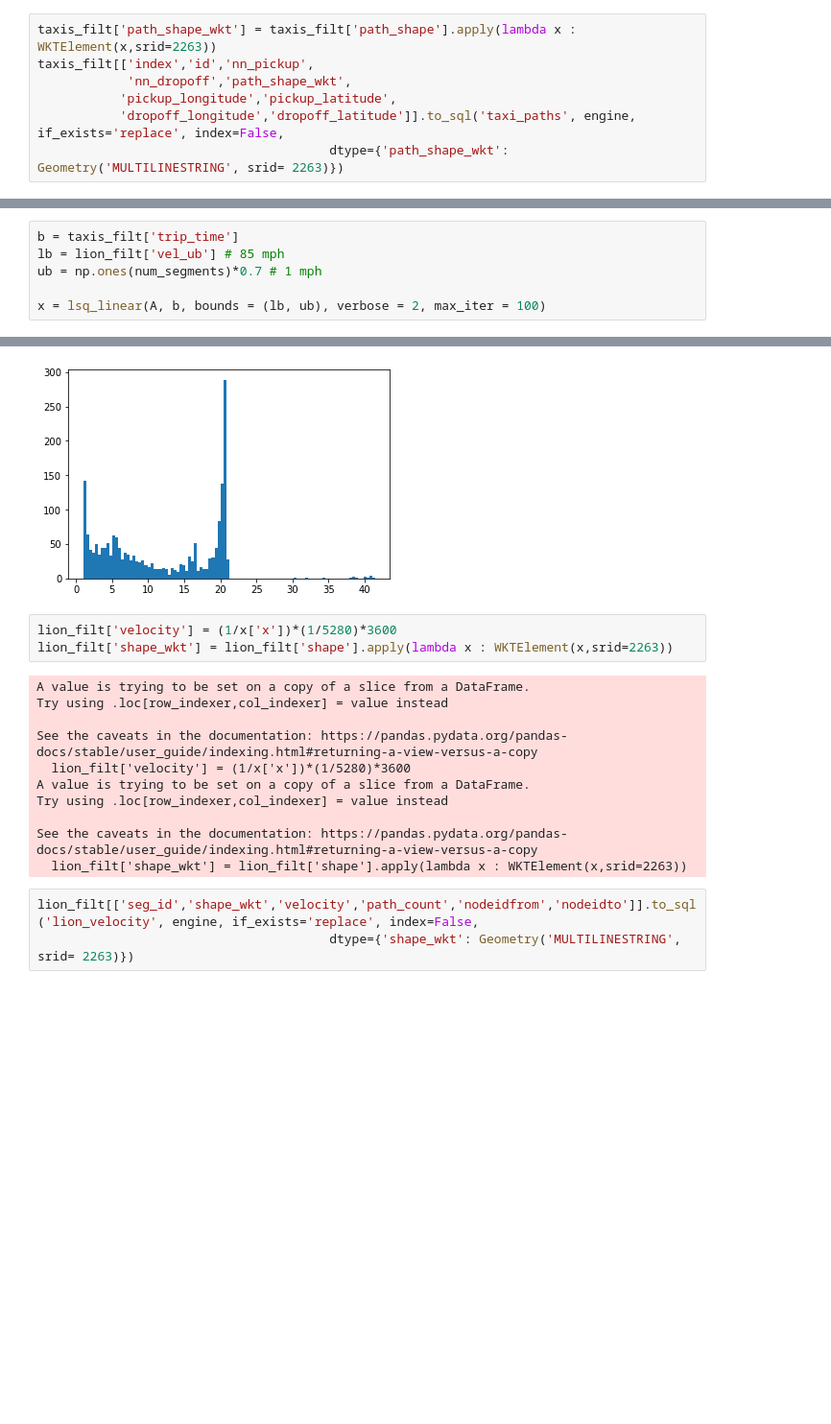
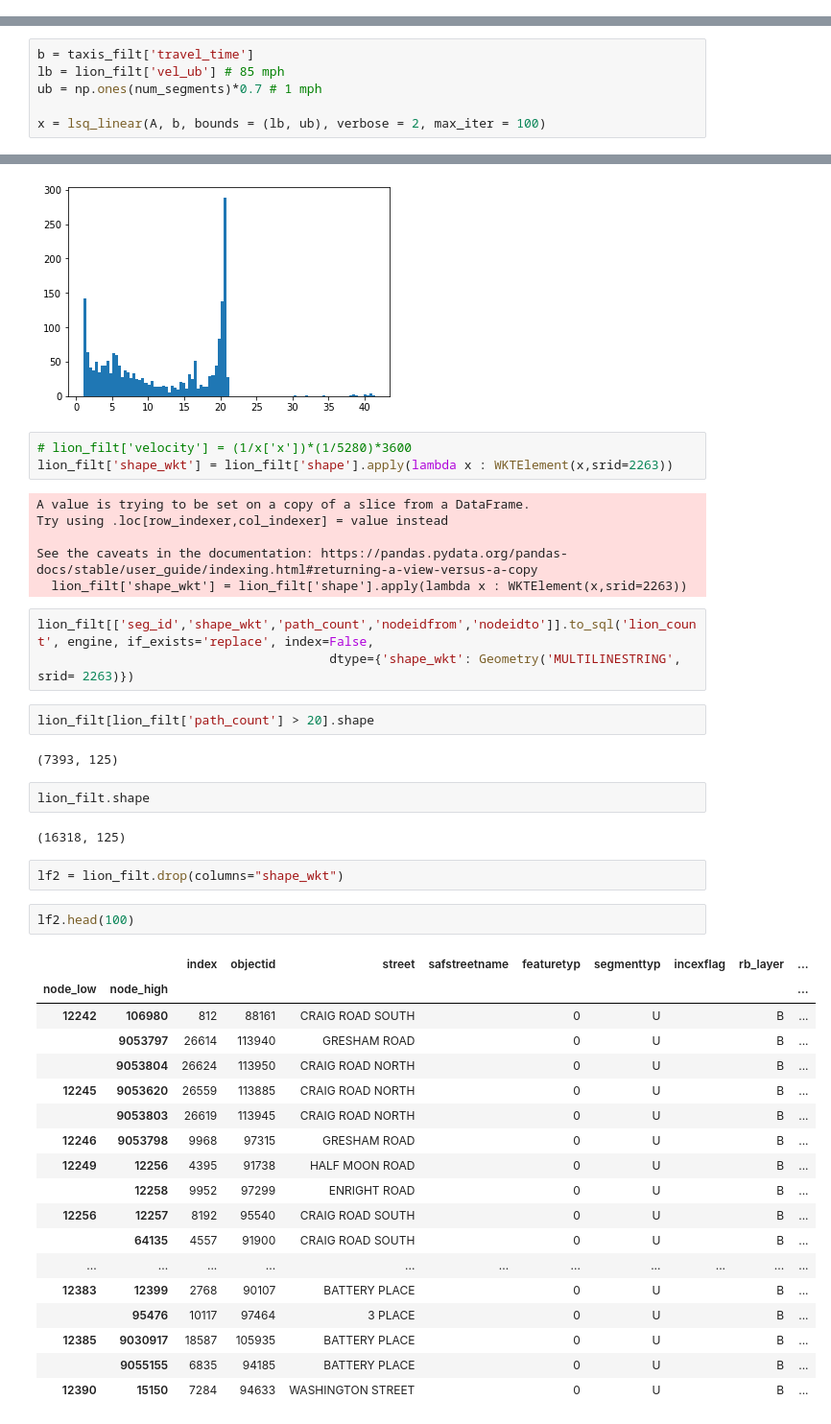
Before and after one commit to ttaylorok/nyc_taxis, a Jupyter notebook: create_network_man.ipynb, the cells around one changed output, grey strips where cells are left out. Shown at 96% size. Cells and saved outputs as stored; diff of their text form; blank space fills up the shorter version.

Commit message:
elimiating undersampled segments

```diff
--- a/create_network_man.ipynb
+++ b/create_network_man.ipynb
@@ -578,8 +539 @@ See the caveats in the documentation: https://pandas.pydata.org/pandas-docs/stab
-# %%
-taxis_filt['path_shape_wkt'] = taxis_filt['path_shape'].apply(lambda x : WKTElement(x,srid=2263))
-taxis_filt[['index','id','nn_pickup',
-            'nn_dropoff','path_shape_wkt',
-           'pickup_longitude','pickup_latitude',
-           'dropoff_longitude','dropoff_latitude']].to_sql('taxi_paths', engine, if_exists='replace', index=False,
-                                       dtype={'path_shape_wkt': Geometry('MULTILINESTRING', srid= 2263)})
 # %%
@@ -619,7 +570,7 @@ for i in trip_filt_idx:
     seg_coefs[taxis_filt.loc[i,'seg_ids']] = taxis_filt.loc[i,'seg_lengths']
     A[i] = seg_coefs
 # %%
-b = taxis_filt['trip_time']
+b = taxis_filt['travel_time']
 lb = lion_filt['vel_ub'] # 85 mph
 ub = np.ones(num_segments)*0.7 # 1 mph
 
@@ -686,19 +619,45 @@ plt.hist((1/x['x'])*(1/5280)*3600, bins = 100)
  <a list of 100 Patch objects>)
 [figure]
 # %%
-lion_filt['velocity'] = (1/x['x'])*(1/5280)*3600
+# lion_filt['velocity'] = (1/x['x'])*(1/5280)*3600
 lion_filt['shape_wkt'] = lion_filt['shape'].apply(lambda x : WKTElement(x,srid=2263))
 # %% [output]
-A value is trying to be set on a copy of a slice from a DataFrame.
-Try using .loc[row_indexer,col_indexer] = value instead
-
-See the caveats in the documentation: https://pandas.pydata.org/pandas-docs/stable/user_guide/indexing.html#returning-a-view-versus-a-copy
-  lion_filt['velocity'] = (1/x['x'])*(1/5280)*3600
 A value is trying to be set on a copy of a slice from a DataFrame.
 Try using .loc[row_indexer,col_indexer] = value instead
 
 See the caveats in the documentation: https://pandas.pydata.org/pandas-docs/stable/user_guide/indexing.html#returning-a-view-versus-a-copy
   lion_filt['shape_wkt'] = lion_filt['shape'].apply(lambda x : WKTElement(x,srid=2263))
 # %%
-lion_filt[['seg_id','shape_wkt','velocity','path_count','nodeidfrom','nodeidto']].to_sql('lion_velocity', engine, if_exists='replace', index=False,
+lion_filt[['seg_id','shape_wkt','path_count','nodeidfrom','nodeidto']].to_sql('lion_count', engine, if_exists='replace', index=False,
                                        dtype={'shape_wkt': Geometry('MULTILINESTRING', srid= 2263)})
+# %%
+lion_filt[lion_filt['path_count'] > 20].shape
+# %% [output]
+(7393, 125)
+# %%
+lion_filt.shape
+# %% [output]
+(16318, 125)
+# %%
+lf2 = lion_filt.drop(columns="shape_wkt")
+# %%
+lf2.head(100)
+# %% [output]
+|  |  | index | objectid | street | safstreetname | featuretyp | segmenttyp | incexflag | rb_layer | ... |
+| node_low | node_high |  |  |  |  |  |  |  |  | ... |
+| 12242 | 106980 | 812 | 88161 | CRAIG ROAD SOUTH |  | 0 | U |  | B | ... |
+|  | 9053797 | 26614 | 113940 | GRESHAM ROAD |  | 0 | U |  | B | ... |
+|  | 9053804 | 26624 | 113950 | CRAIG ROAD NORTH |  | 0 | U |  | B | ... |
+| 12245 | 9053620 | 26559 | 113885 | CRAIG ROAD NORTH |  | 0 | U |  | B | ... |
+|  | 9053803 | 26619 | 113945 | CRAIG ROAD NORTH |  | 0 | U |  | B | ... |
+| 12246 | 9053798 | 9968 | 97315 | GRESHAM ROAD |  | 0 | U |  | B | ... |
+| 12249 | 12256 | 4395 | 91738 | HALF MOON ROAD |  | 0 | U |  | B | ... |
+|  | 12258 | 9952 | 97299 | ENRIGHT ROAD |  | 0 | U |  | B | ... |
+| 12256 | 12257 | 8192 | 95540 | CRAIG ROAD SOUTH |  | 0 | U |  | B | ... |
+|  | 64135 | 4557 | 91900 | CRAIG ROAD SOUTH |  | 0 | U |  | B | ... |
+| ... | ... | ... | ... | ... | ... | ... | ... | ... | ... | ... |
+| 12383 | 12399 | 2768 | 90107 | BATTERY PLACE |  | 0 | U |  | B | ... |
+|  | 95476 | 10117 | 97464 | 3 PLACE |  | 0 | U |  | B | ... |
+| 12385 | 9030917 | 18587 | 105935 | BATTERY PLACE |  | 0 | U |  | B | ... |
+|  | 9055155 | 6835 | 94185 | BATTERY PLACE |  | 0 | U |  | B | ... |
+| 12390 | 15150 | 7284 | 94633 | WASHINGTON STREET |  | 0 | U |  | B | ... |
```
Also changed, not shown: parts of 31 cells of this notebook.
